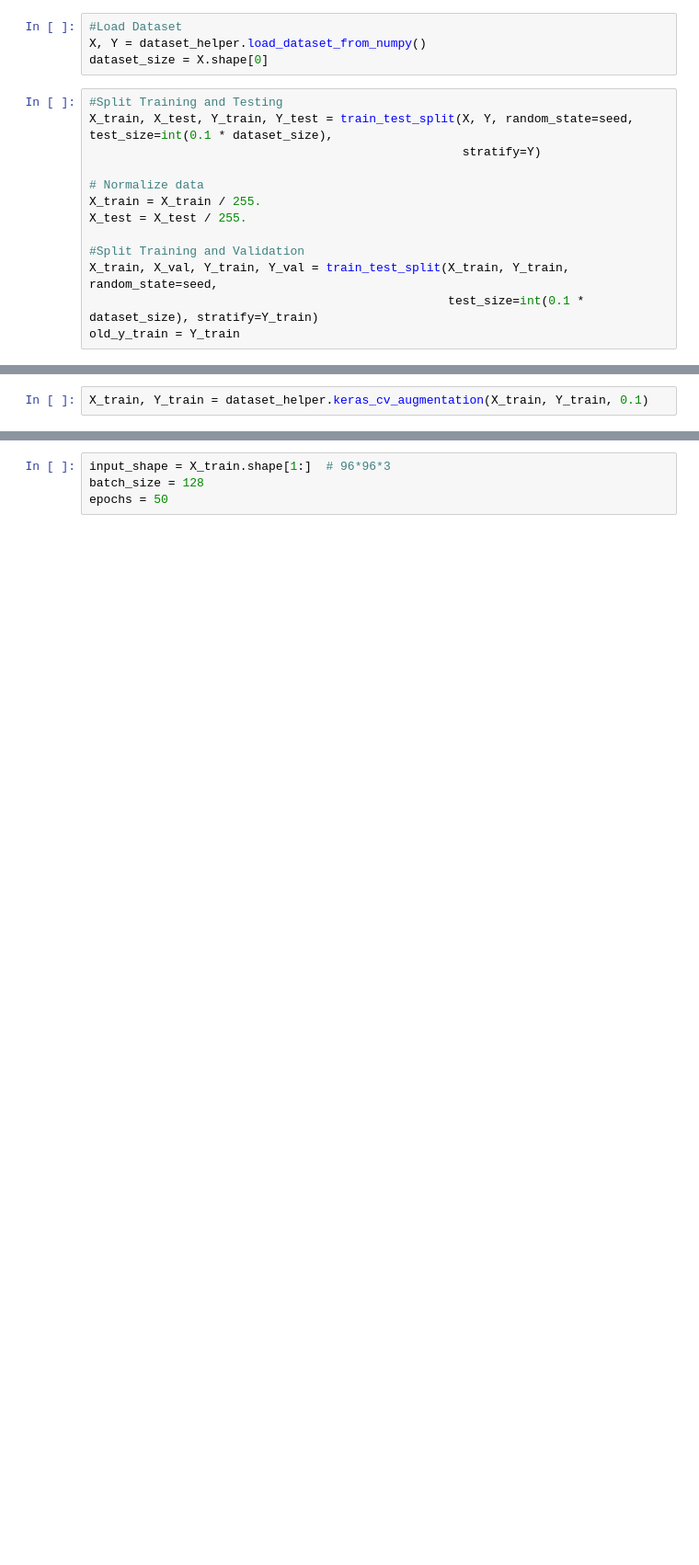
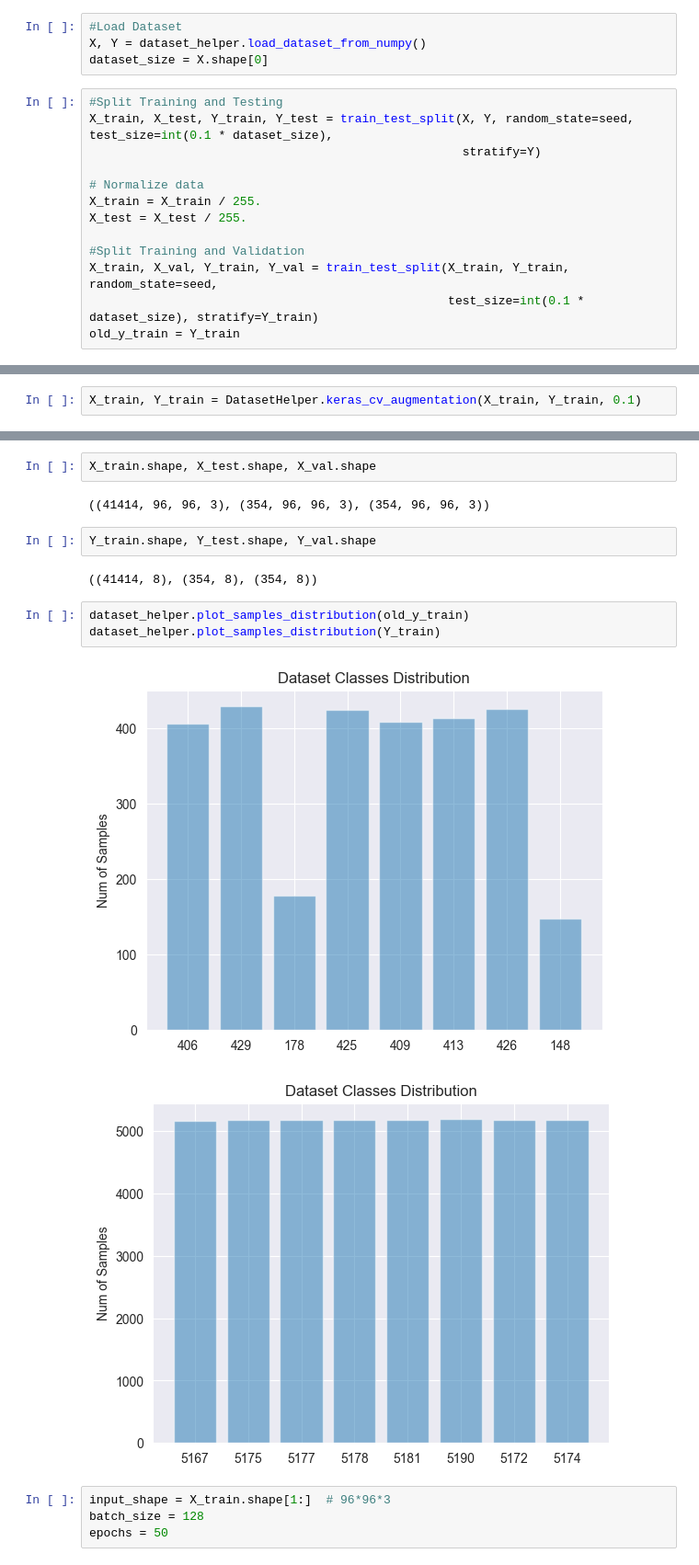
Before and after one commit to marcofasa/AN2DL-Challenges, a Jupyter notebook: Homework1/Models/Model5/Model5.ipynb, the cells around one changed output, grey strips where cells are left out. Shown: that part at 92% size. Cells and saved outputs as stored; diff of their text form; blank space fills up the shorter version.

```diff
--- a/Homework1/Models/Model5/Model5.ipynb
+++ b/Homework1/Models/Model5/Model5.ipynb
@@ -106,2 +105,2 @@ Class Size :  407, generating: 1823
 # %%
-X_train, Y_train = dataset_helper.keras_cv_augmentation(X_train, Y_train, 0.1)
+X_train, Y_train = DatasetHelper.keras_cv_augmentation(X_train, Y_train, 0.1)
@@ -114,3 +107,17 @@ Metal device set to: Apple M1 Pro
+# %%
+X_train.shape, X_test.shape, X_val.shape
+# %% [output]
+((41414, 96, 96, 3), (354, 96, 96, 3), (354, 96, 96, 3))
+# %%
+Y_train.shape, Y_test.shape, Y_val.shape
+# %% [output]
+((41414, 8), (354, 8), (354, 8))
+# %%
+dataset_helper.plot_samples_distribution(old_y_train)
+dataset_helper.plot_samples_distribution(Y_train)
+# %% [output]
+[figure, added]
+[figure, added]
 # %%
 input_shape = X_train.shape[1:]  # 96*96*3
 batch_size = 128
```
Also changed, not shown: parts of 21 cells of this notebook, 3 other files.
